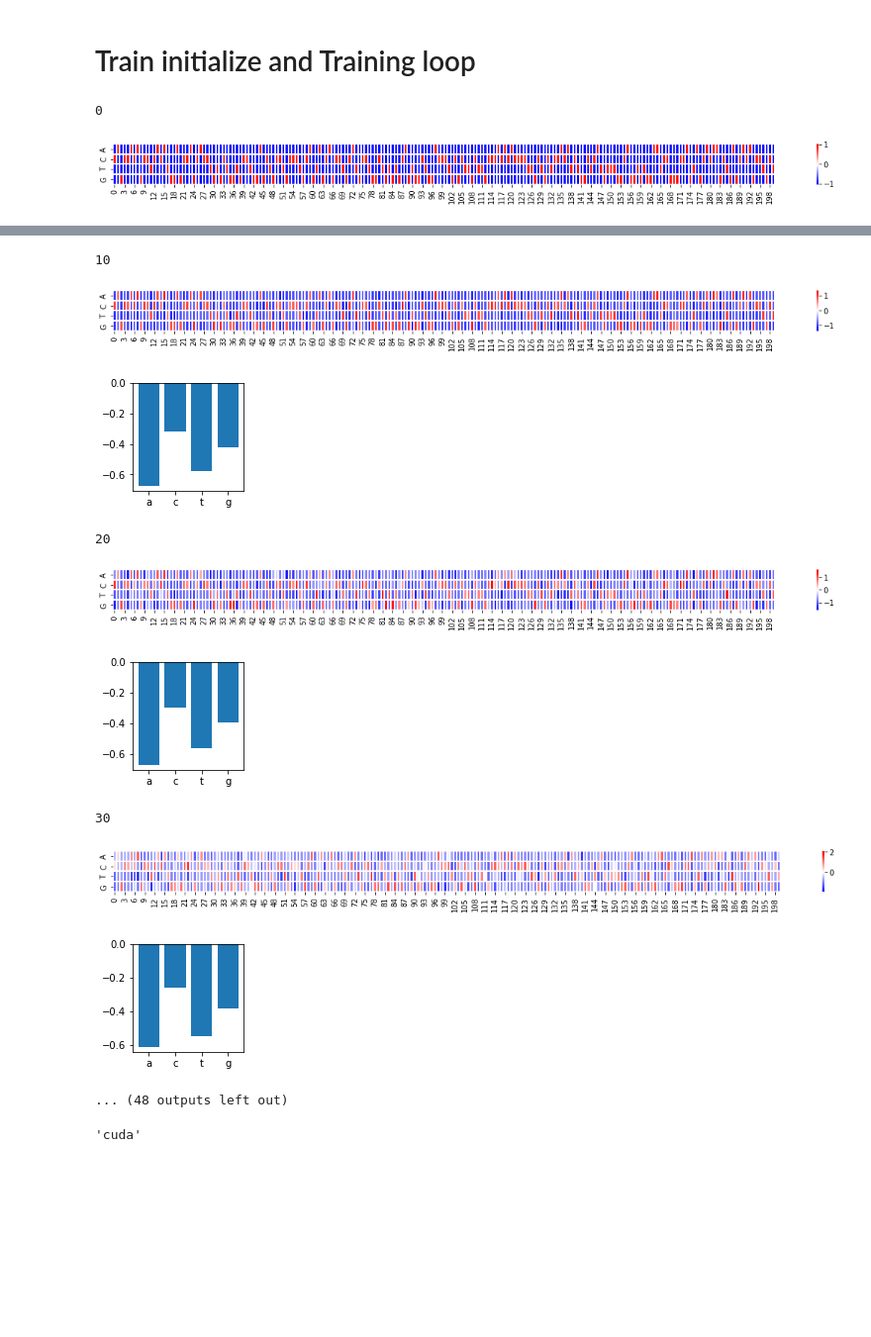
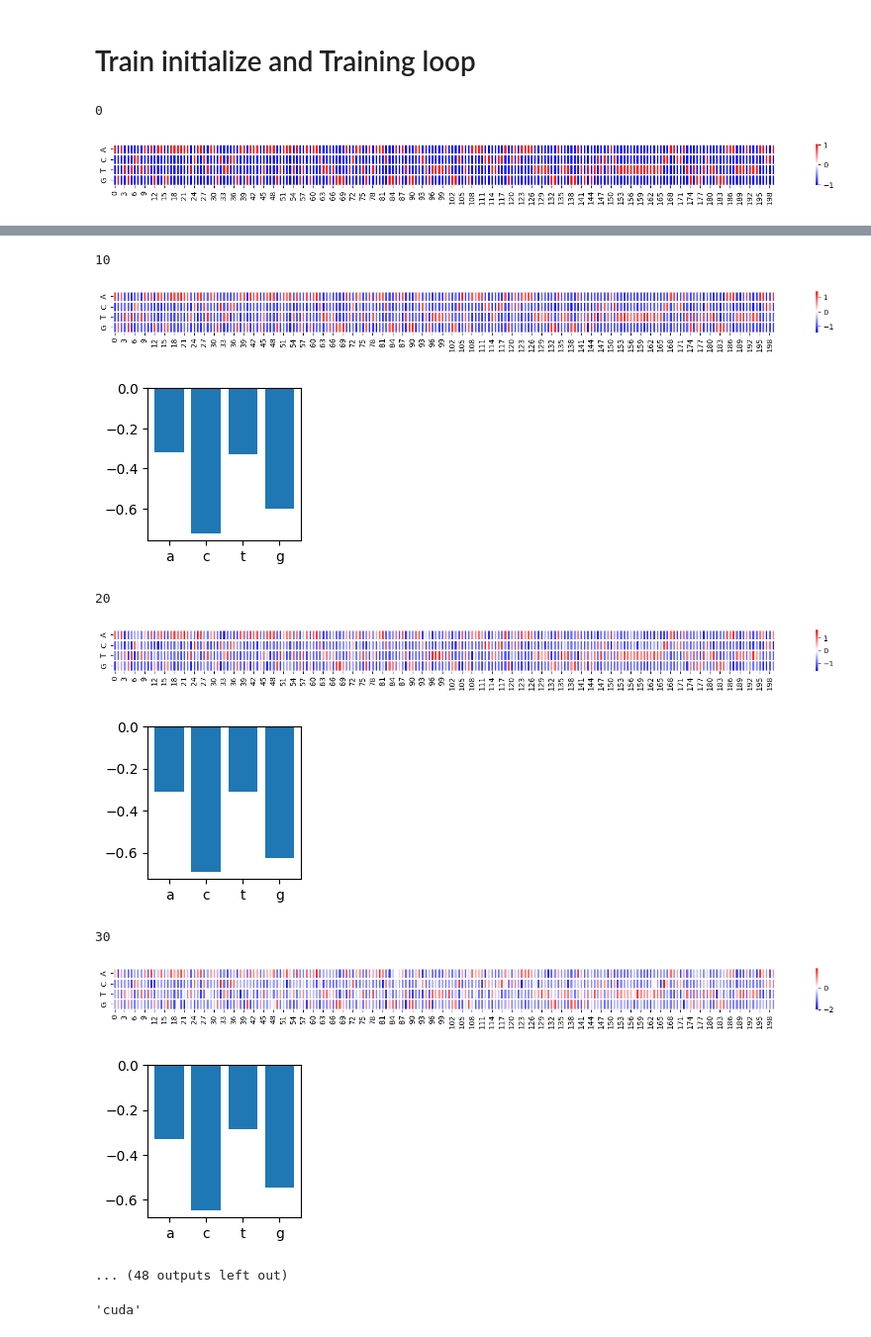
Before and after one commit to pinellolab/DNA-Diffusion, a Jupyter notebook: models/vanilla_diffusion/Code_to_refactor_UNET_ANNOTATED.ipynb, the cells around one changed output, grey strips where cells are left out. Shown at 99% size. Cells and saved outputs as stored; diff of their text form; code cells hidden in the pictures; blank space fills up the shorter version.

```diff
--- a/models/vanilla_diffusion/Code_to_refactor_UNET_ANNOTATED.ipynb
+++ b/models/vanilla_diffusion/Code_to_refactor_UNET_ANNOTATED.ipynb
@@ -992,0 +1005,4 @@ Please use `tqdm.notebook.tqdm` instead of `tqdm.tqdm_notebook`
+# %%
+cell_types = sorted(list(df.component.unique()))
+# %%
+x_train_cell_type = F.one_hot(torch.from_numpy(df["component"].to_numpy()), len(cell_types))
@@ -993,3 +1013,8 @@ Please use `tqdm.notebook.tqdm` instead of `tqdm.tqdm_notebook`
+# %%
+tf = T.Compose([T.ToTensor()])
+batch_size = 64
+seq_dataset = SequenceDataset(seqs=X_train, c=x_train_cell_type, transform=tf)
+train_dl = DataLoader(seq_dataset, batch_size, shuffle=True, num_workers=2, pin_memory=True)
 # %% [markdown]
 ## OVERFIT
 # %%
@@ -998,11 +1023,6 @@ Please use `tqdm.notebook.tqdm` instead of `tqdm.tqdm_notebook`
 # X_train = X_OVERFIT
 # %% [markdown]
 # Train initialize and Training loop
-# %%
-batch_size = 16
-seq_dataset = SequenceDataset(ims=X_train)
-train_dl = DataLoader(seq_dataset, batch_size, shuffle=True, num_workers=3, pin_memory=True)
-#show_seq(train_dl)
 # %%
 timesteps = 200
 
@@ -1033,7 +1053,7 @@ def extract(a, t, x_shape):
     return out.reshape(batch_size, *((1,) * (len(x_shape) - 1))).to(t.device)
 # %%
 #Ploting images for a  foward pass example
-for img_x_show in train_dl:
+for img_x_show, y in train_dl:
 
   for i in range(0,timesteps):
     if (i % 10) == 0:
@@ -1056,4 +1076,4 @@ for img_x_show in train_dl:
   break
 # %% [output]
 0
-[figure, old version]
+[figure, new version]
@@ -1061,12 +1081,12 @@ for img_x_show in train_dl:
 10
-[figure, old version]
+[figure, new version]
-[figure, old version]
+[figure, new version]
 20
-[figure, old version]
+[figure, new version]
-[figure, old version]
+[figure, new version]
 30
-[figure, old version]
+[figure, new version]
-[figure, old version]
+[figure, new version]
 ... (48 outputs left out)
 # %%
 device = "cuda" if torch.cuda.is_available() else "cpu"
```
Also changed, not shown: parts of 18 cells of this notebook.
